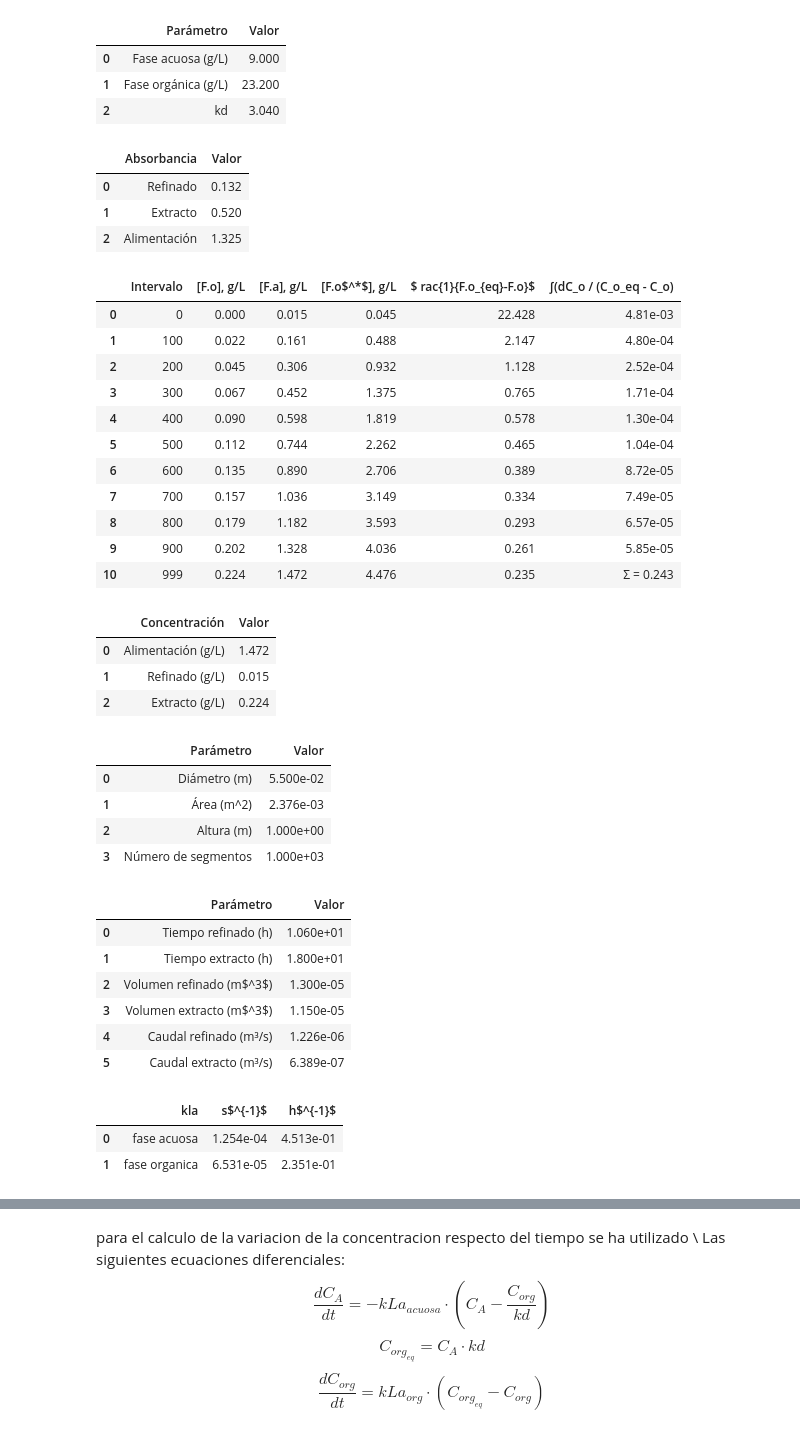
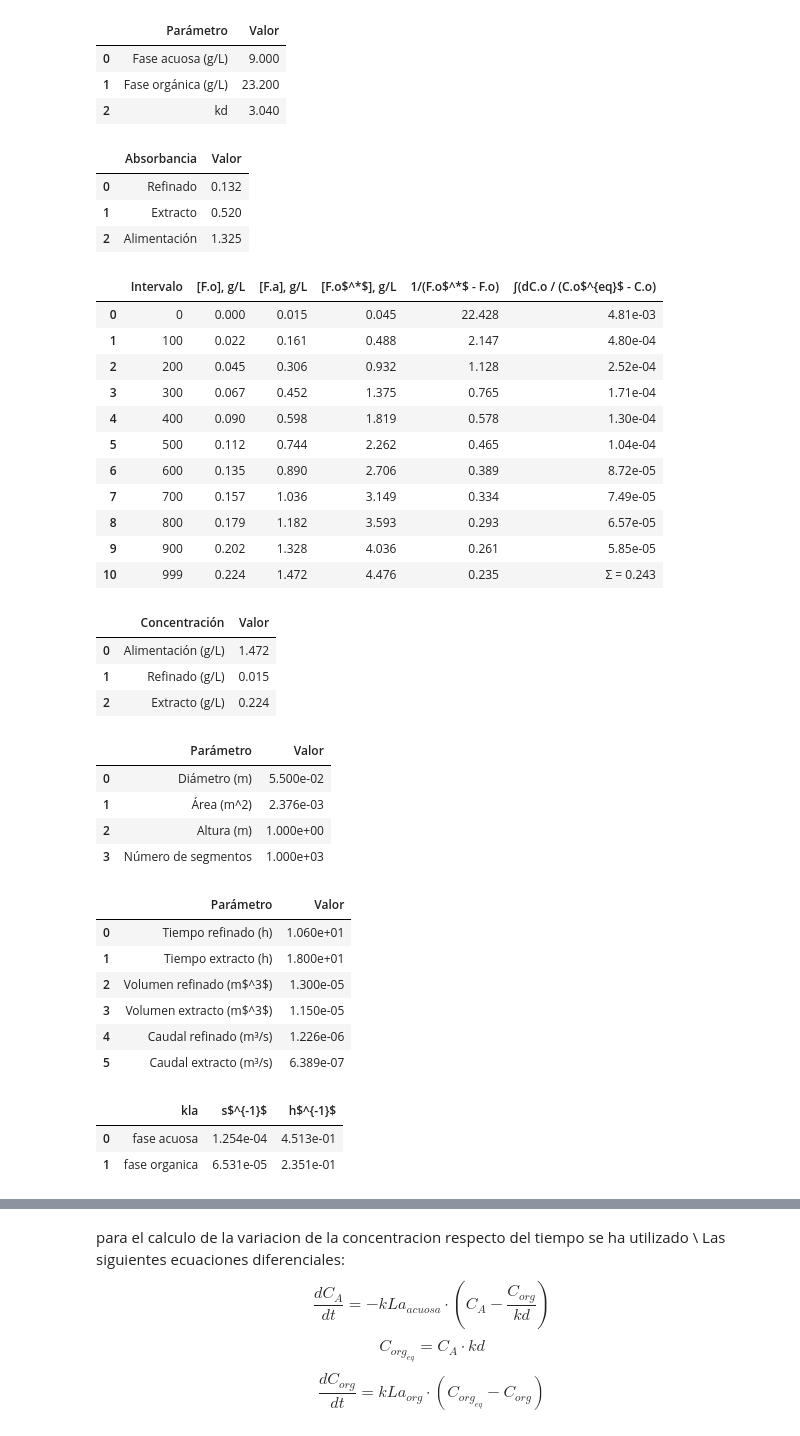
Before and after one commit to ChristianPh404/exp2, a Jupyter notebook: pract13.ipynb, the cells around one changed output, grey strips where cells are left out. Cells and saved outputs as stored; diff of their text form; code cells hidden in the pictures.

```diff
--- a/pract13.ipynb
+++ b/pract13.ipynb
@@ -160,8 +160,8 @@ tabla_resultados = pd.DataFrame({
     '[F.o], g/L': [cvic[i] for i in numero_del_intervalo],
     '[F.a], g/L': [cli[i] for i in numero_del_intervalo],
     '[F.o$^*$], g/L': [cveq[i] for i in numero_del_intervalo],
-    '$\frac{1}{F.o_{eq}-F.o}$': [div[i] for i in numero_del_intervalo],
-    '∫(dC_o / (C_o_eq - C_o)': [f'{intgr[i]:.2e}' if i < N-1 else f'Σ = {np.sum(intgr):.3f}' for i in numero_del_intervalo]
+    '1/(F.o$^*$ - F.o)': [div[i] for i in numero_del_intervalo],
+    '∫(dC.o / (C.o$^{eq}$ - C.o)': [f'{intgr[i]:.2e}' if i < N-1 else f'Σ = {np.sum(intgr):.3f}' for i in numero_del_intervalo]
 })
 #'1/(F_o_eq - F_o)': [div[i] for i in numero_del_intervalo],
 # Mostrar la tabla
@@ -212,34 +212,34 @@ solucion = odeint(modelo, y0, t, args=(kLa_acuosa, kLa_organica, kd))
 C_A = solucion[:, 0]  # Concentraciones fase acuosa
 C_O = solucion[:, 1]  # Concentraciones fase orgánica
 
 # Graficar los resultados
 plt.figure()
 plt.plot(t, C_A, label='C_A (Fase Acuosa)')
 plt.plot(t, C_O, label='C_O (Fase Orgánica)')
 
 # Graficar la línea límite de la fase orgánica
 C_O_limite = C_A0 - C_A  # Límite máximo de C_O
 plt.plot(t, C_O_limite, label='Límite de C_O (C_A0 - C_A)', linestyle='--')
 
 plt.xlabel('Tiempo (minutos)')
 plt.ylabel('Concentración (g/L)')
 plt.title('Evolución de las concentraciones en ambas fases')
 plt.legend()
 plt.grid(True)
 plt.show()
 # %% [output]
 Comprobación: 0.901%
 [figure]
 [figure]
 |  | Parámetro | Valor |
 | 0 | Fase acuosa (g/L) | 9.000 |
 | 1 | Fase orgánica (g/L) | 23.200 |
 | 2 | kd | 3.040 |
 |  | Absorbancia | Valor |
 | 0 | Refinado | 0.132 |
 | 1 | Extracto | 0.520 |
 | 2 | Alimentación | 1.325 |
-|  | Intervalo | [F.o], g/L | [F.a], g/L | [F.o$^*$], g/L | $ rac{1}{F.o_{eq}-F.o}$ | ∫(dC_o / (C_o_eq - C_o) |
+|  | Intervalo | [F.o], g/L | [F.a], g/L | [F.o$^*$], g/L | 1/(F.o$^*$ - F.o) | ∫(dC.o / (C.o$^{eq}$ - C.o) |
 | 0 | 0 | 0.000 | 0.015 | 0.045 | 22.428 | 4.81e-03 |
 | 1 | 100 | 0.022 | 0.161 | 0.488 | 2.147 | 4.80e-04 |
 | 2 | 200 | 0.045 | 0.306 | 0.932 | 1.128 | 2.52e-04 |
```
